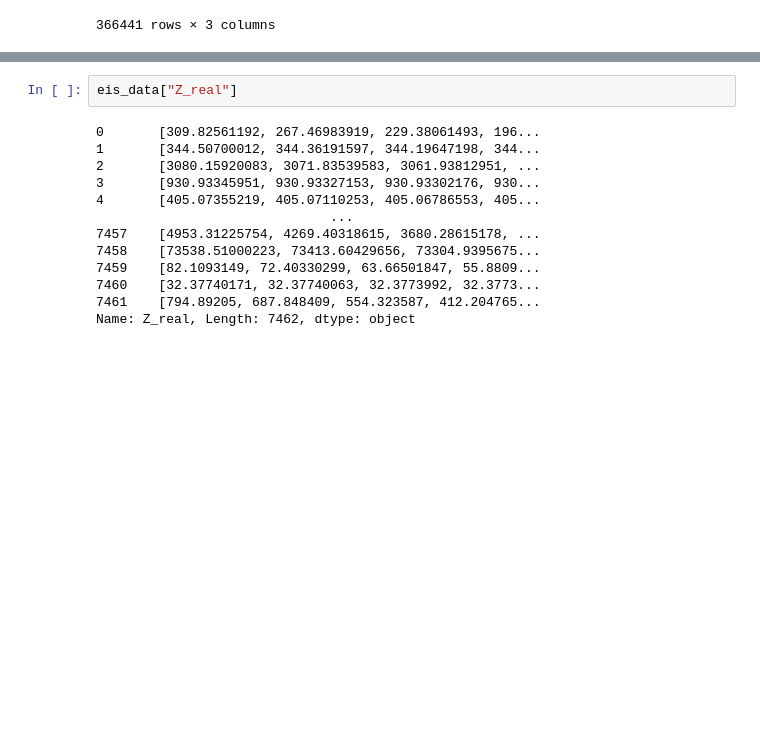
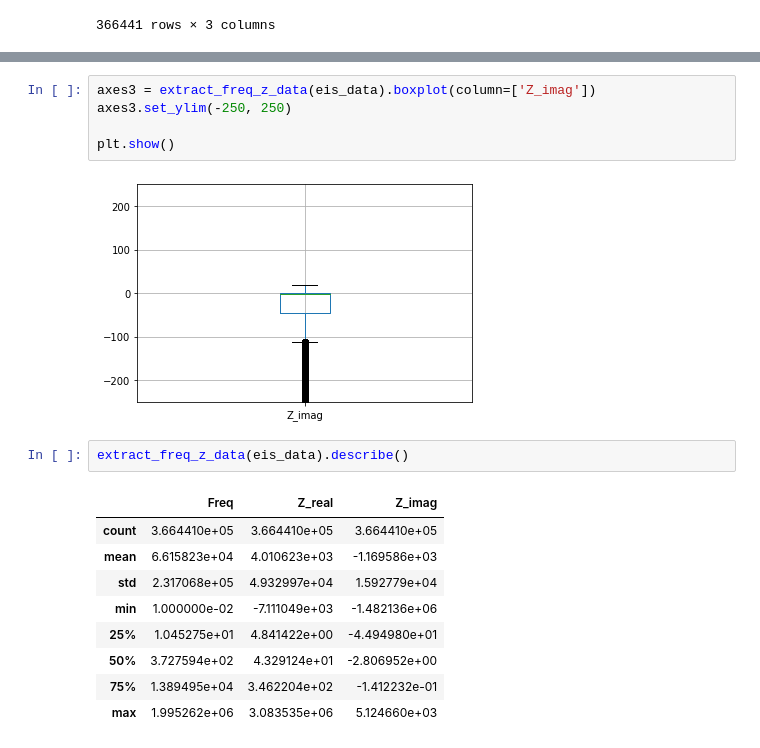
Before and after one commit to Risslock/BatteryDEV-QS-EIS-Challenge, a Jupyter notebook: notebooks/eis_plot_and_ecm_fit_examples.ipynb, the cells around one changed output, grey strips where cells are left out. Cells and saved outputs as stored; diff of their text form; blank space fills up the shorter version.

```diff
--- a/notebooks/eis_plot_and_ecm_fit_examples.ipynb
+++ b/notebooks/eis_plot_and_ecm_fit_examples.ipynb
@@ -497,15 +506,19 @@ extract_freq_z_data(eis_data).boxplot()
+# %%
+axes3 = extract_freq_z_data(eis_data).boxplot(column=['Z_imag'])
+axes3.set_ylim(-250, 250)
+
+plt.show()
+# %% [output]
+[figure, added]
 # %%
-eis_data["Z_real"]
+extract_freq_z_data(eis_data).describe()
 # %% [output]
-0       [309.82561192, 267.46983919, 229.38061493, 196...
-1       [344.50700012, 344.36191597, 344.19647198, 344...
-2       [3080.15920083, 3071.83539583, 3061.93812951, ...
-3       [930.93345951, 930.93327153, 930.93302176, 930...
-4       [405.07355219, 405.07110253, 405.06786553, 405...
-                              ...
-7457    [4953.31225754, 4269.40318615, 3680.28615178, ...
-7458    [73538.51000223, 73413.60429656, 73304.9395675...
-7459    [82.1093149, 72.40330299, 63.66501847, 55.8809...
-7460    [32.37740171, 32.37740063, 32.3773992, 32.3773...
-7461    [794.89205, 687.848409, 554.323587, 412.204765...
-Name: Z_real, Length: 7462, dtype: object
+|  | Freq | Z_real | Z_imag |
+| count | 3.664410e+05 | 3.664410e+05 | 3.664410e+05 |
+| mean | 6.615823e+04 | 4.010623e+03 | -1.169586e+03 |
+| std | 2.317068e+05 | 4.932997e+04 | 1.592779e+04 |
+| min | 1.000000e-02 | -7.111049e+03 | -1.482136e+06 |
+| 25% | 1.045275e+01 | 4.841422e+00 | -4.494980e+01 |
+| 50% | 3.727594e+02 | 4.329124e+01 | -2.806952e+00 |
+| 75% | 1.389495e+04 | 3.462204e+02 | -1.412232e-01 |
+| max | 1.995262e+06 | 3.083535e+06 | 5.124660e+03 |
```
Also changed, not shown: parts of 3 cells of this notebook.
